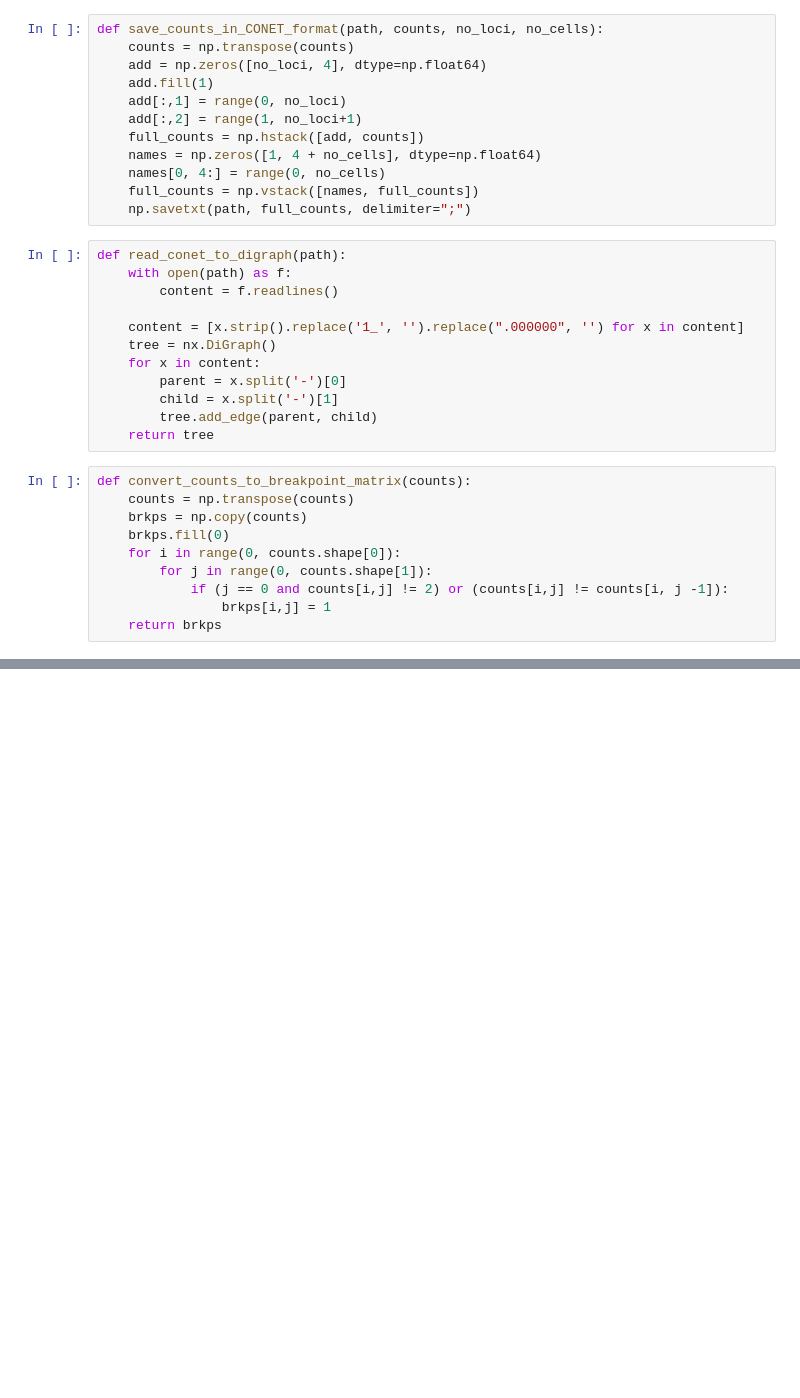
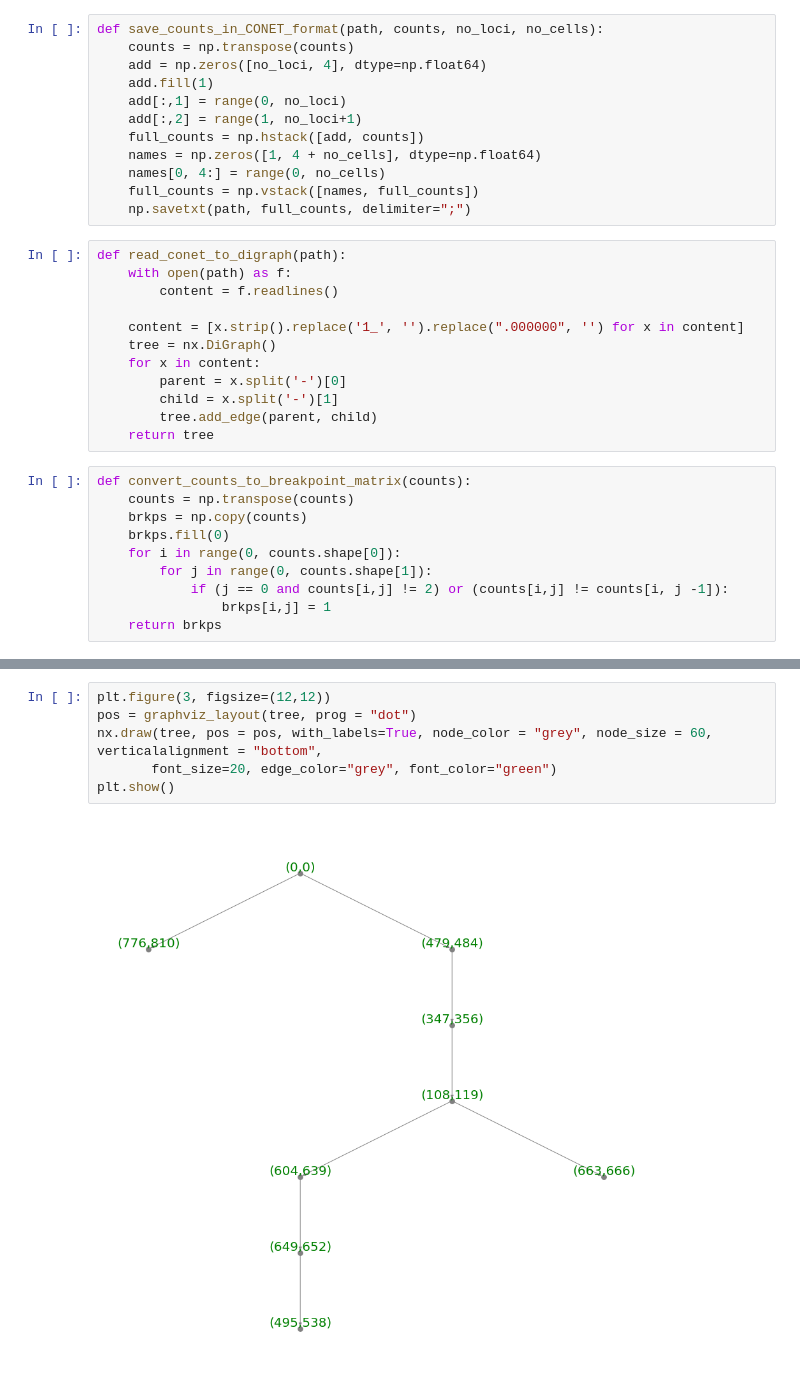
Before and after one commit to szczurek-lab/CONET, a Jupyter notebook: python/notebooks/per_bin_generative_model/generative_model.ipynb, the cells around one changed output, grey strips where cells are left out. Drawn from its saved outputs; the diff is of its cells as text; blank space fills up the shorter version.

```diff
--- a/python/notebooks/per_bin_generative_model/generative_model.ipynb
+++ b/python/notebooks/per_bin_generative_model/generative_model.ipynb
@@ -104,0 +126,8 @@ plt.show()
+# %%
+plt.figure(3, figsize=(12,12))
+pos = graphviz_layout(tree, prog = "dot")
+nx.draw(tree, pos = pos, with_labels=True, node_color = "grey", node_size = 60, verticalalignment = "bottom",
+       font_size=20, edge_color="grey", font_color="green")
+plt.show()
+# %% [output]
+[figure, added]
```
Also changed, not shown: parts of 6 cells of this notebook, 4 other files.
